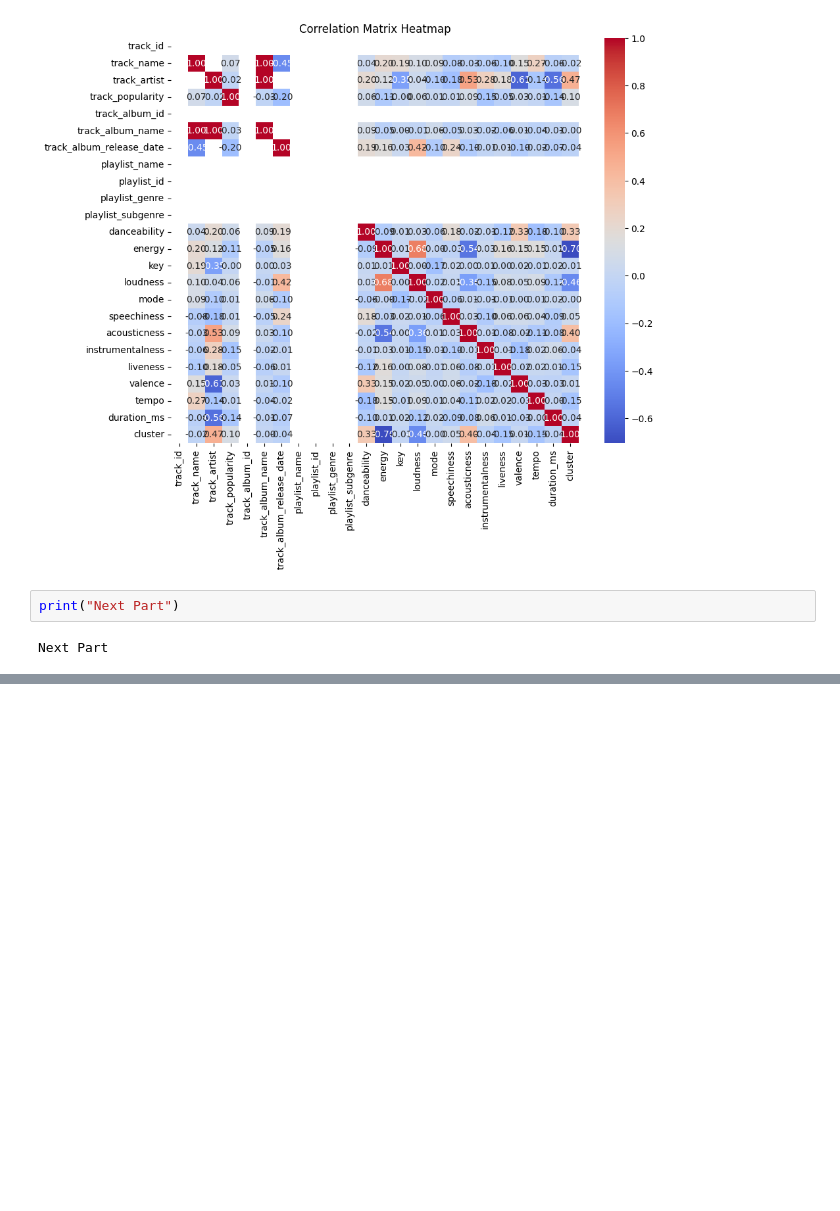
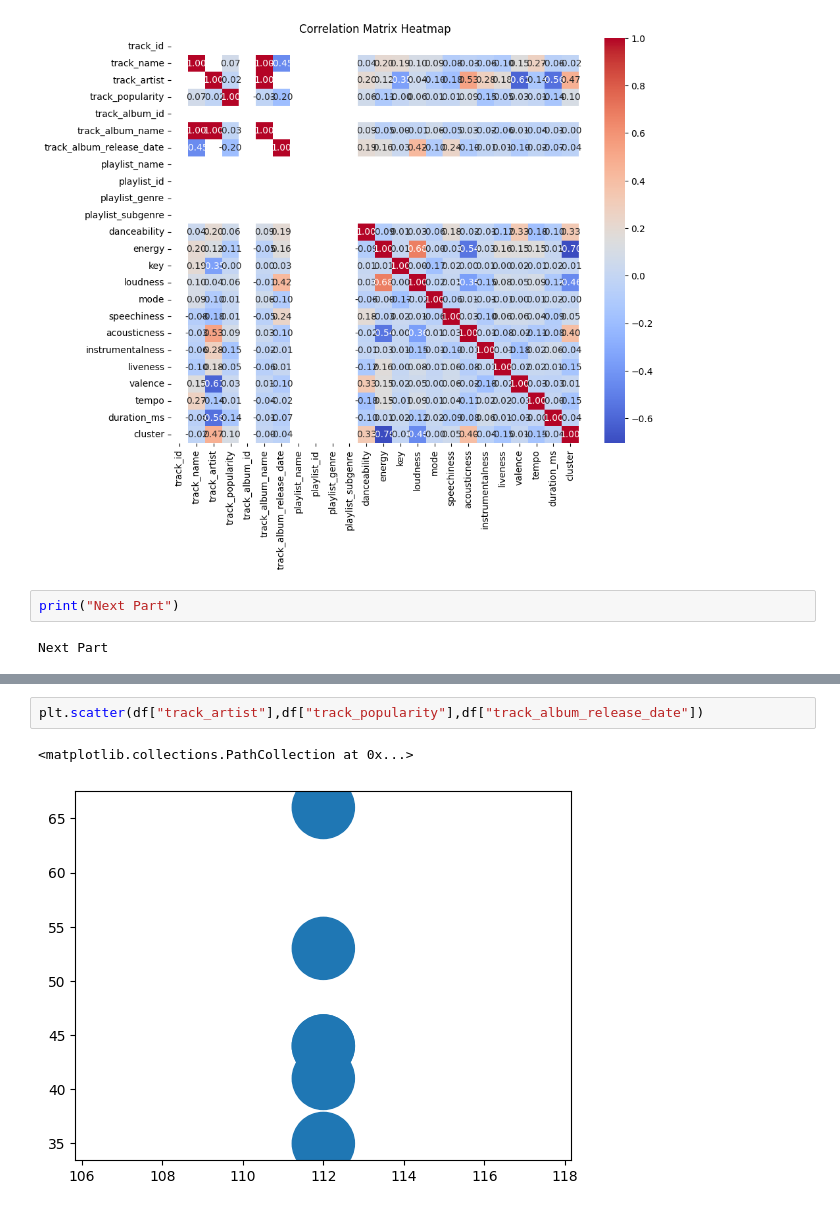
Before and after one commit to aT-404/CorizoMProject, a Jupyter notebook: Project2.ipynb, the cells around one changed output, grey strips where cells are left out. Cells and saved outputs as stored; diff of their text form; blank space fills up the shorter version.

```diff
--- a/Project2.ipynb
+++ b/Project2.ipynb
@@ -231,0 +282,5 @@ Next Part
+# %%
+plt.scatter(df["track_artist"],df["track_popularity"],df["track_album_release_date"])
+# %% [output]
+<matplotlib.collections.PathCollection at 0x...>
+[figure, added]
```
Also changed, not shown: parts of 10 cells of this notebook.
